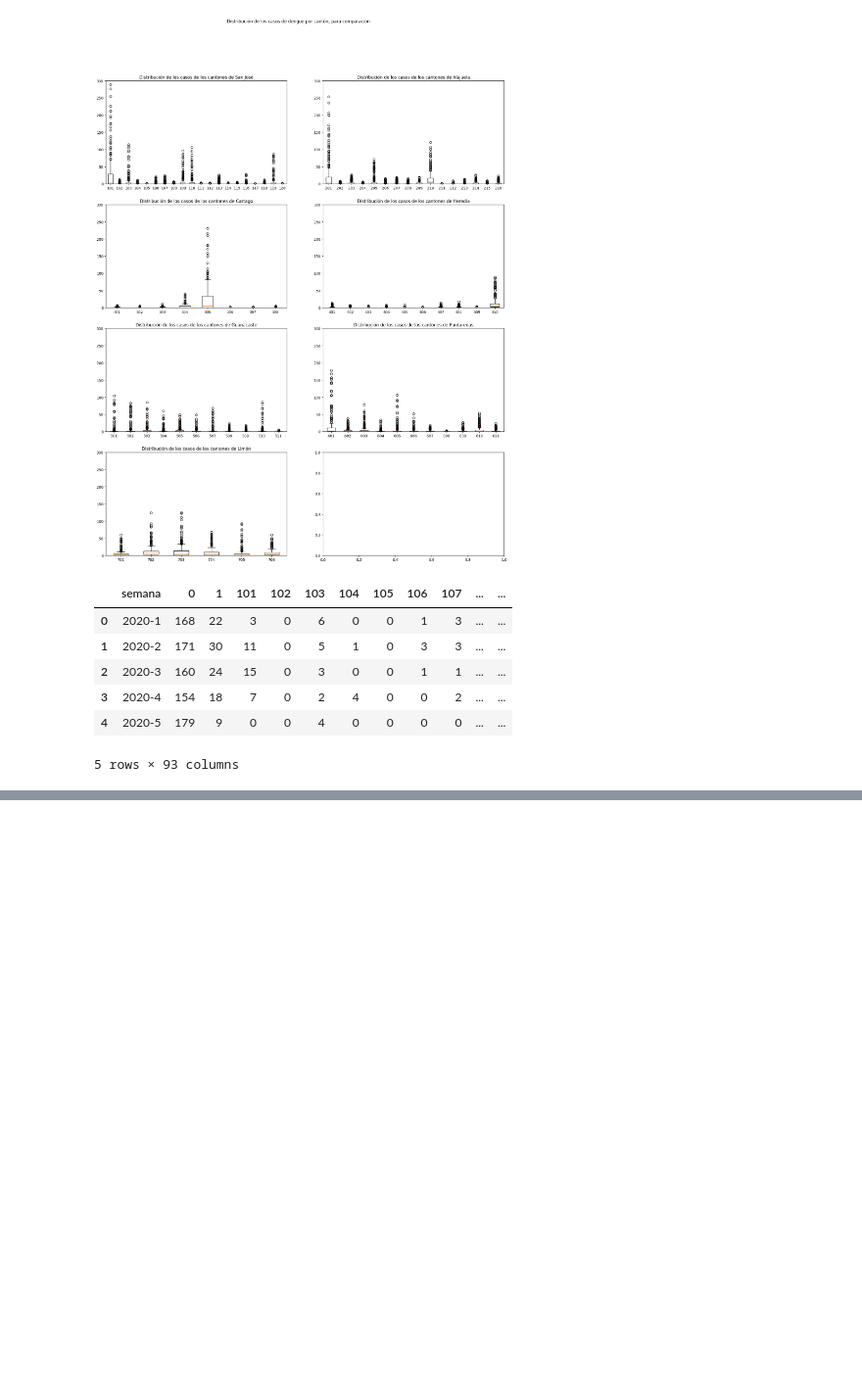
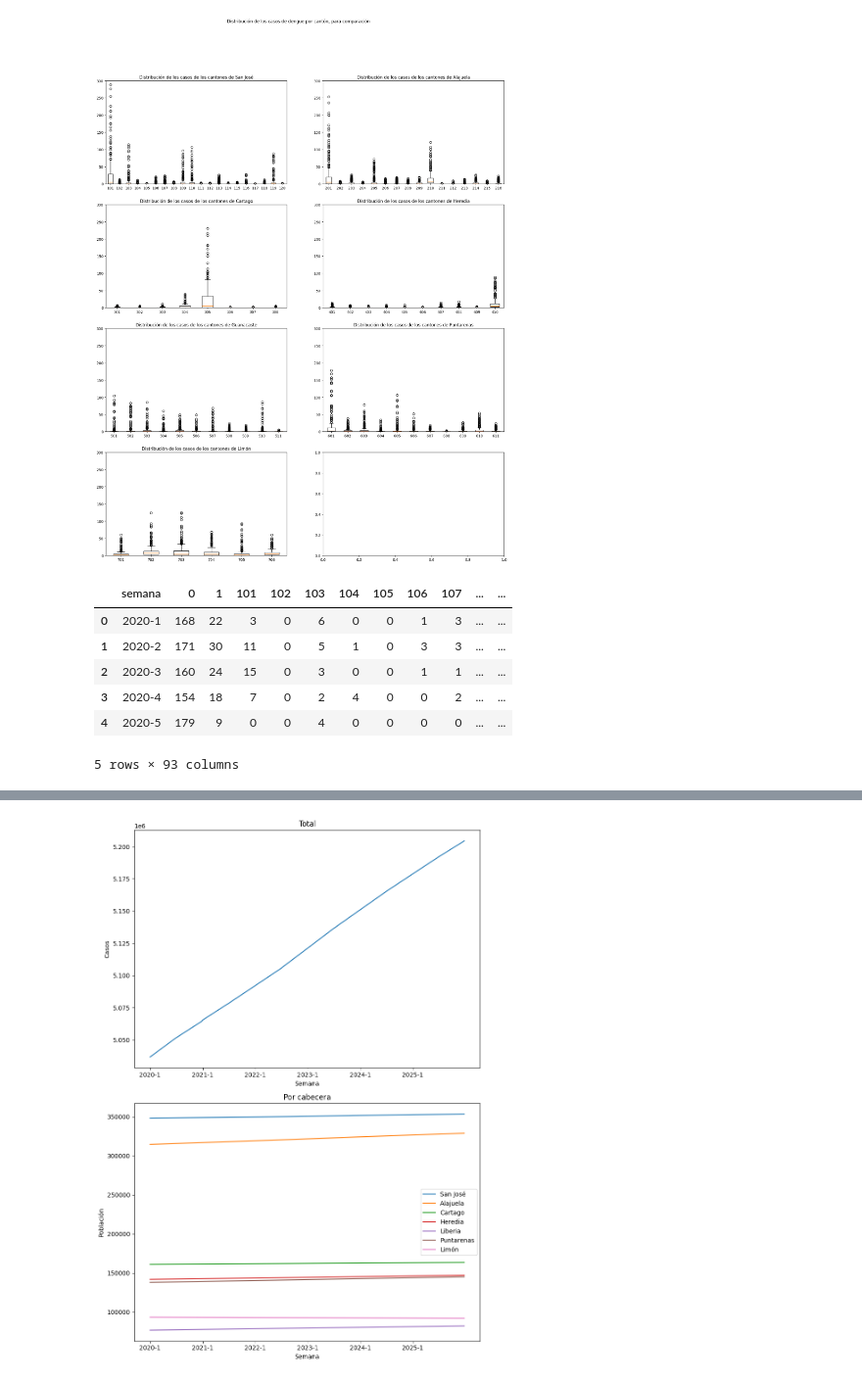
Before and after one commit to artisticlimon/dengue-model, a Jupyter notebook: eda/figures/eda_figs.ipynb, the cells around one changed output, grey strips where cells are left out. Shown at 98% size. Drawn from its saved outputs; the diff is of its cells as text; code cells hidden in the pictures; blank space fills up the shorter version.

```diff
--- a/eda/figures/eda_figs.ipynb
+++ b/eda/figures/eda_figs.ipynb
@@ -394,0 +394,3 @@ lst = pd.read_csv("../../data/raw/baseLST.csv")
+# %%
+pob = pd.read_csv("../../data/raw/pob_int_rr.csv")
+pob.drop("Unnamed: 0", axis =1, inplace=True)
@@ -394,0 +407,2 @@ lst = pd.read_csv("../../data/raw/baseLST.csv")
+# %%
+pob.columns = pob.columns.astype(str)
@@ -394,0 +422,34 @@ lst = pd.read_csv("../../data/raw/baseLST.csv")
+# %%
+fig, ax = plt.subplots(2, 1, figsize=(10, 14))
+
+def ticks_years(x, n):
+    [l.set_visible(False) for (i,l) in enumerate(ax[x].xaxis.get_ticklabels()) if i % n != 0]
+    for i, tick in enumerate(ax[x].xaxis.get_major_ticks()):
+        if i % n != 0:
+            tick.tick1line.set_visible(False)
+            tick.tick2line.set_visible(False)
+            tick.gridline.set_visible(False)
+
+
+ax[0].plot(pob["week"], pob['  0'])
+ax[0].set_title("Total")
+ax[0].set_ylabel("Casos")
+ax[0].set_xlabel("Semana")
+ticks_years(0, 52)
+
+ax[1].plot(pob["week"], pob["101"], label = "San José")
+ax[1].plot(pob["week"], pob["201"], label = "Alajuela")
+ax[1].plot(pob["week"], pob["301"], label = "Cartago")
+ax[1].plot(pob["week"], pob["401"], label = "Heredia")
+ax[1].plot(pob["week"], pob["501"], label = "Liberia")
+ax[1].plot(pob["week"], pob["601"], label = "Puntarenas")
+ax[1].plot(pob["week"], pob["701"], label = "Limón")
+ax[1].set_title("Por cabecera")
+ax[1].set_ylabel("Población")
+ax[1].set_xlabel("Semana")
+ax[1].legend()
+ticks_years(1, 52)
+
+fig.tight_layout(rect=[0.1, 0.05, 1, 0.95])
+# %% [output]
+[figure, added]
```
Also changed, not shown: parts of 11 cells of this notebook, 2 other files.
